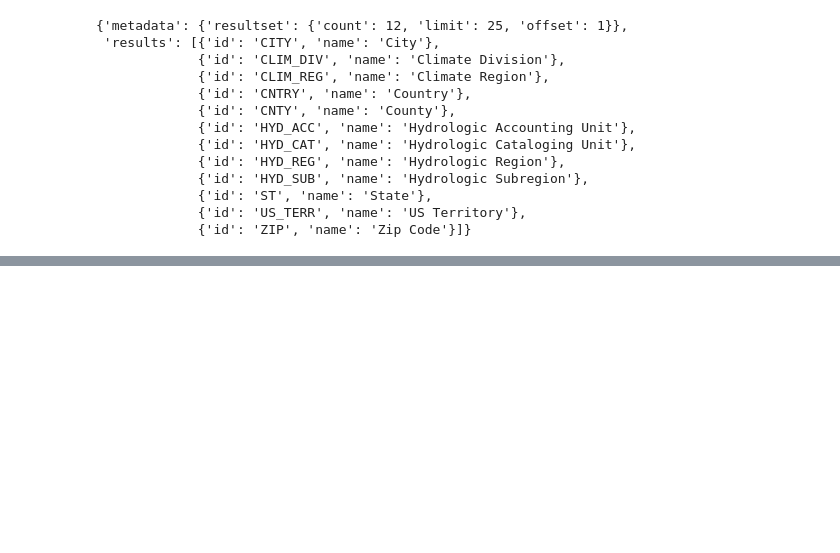
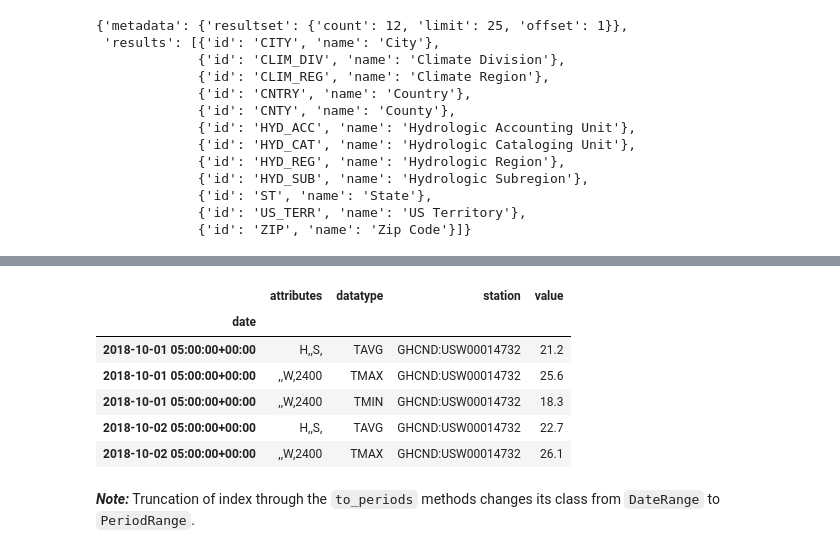
Before and after one commit to OfTheByteQuest/Data-Analytics-Learning-and-Projects, a Jupyter notebook: Chapter-3/Chapter-3.ipynb, the cells around one changed output, grey strips where cells are left out. Saved outputs shown, nothing was run; the diff lists cells and outputs as text; code cells hidden in the pictures; blank space fills up the shorter version.

```diff
--- a/Chapter-3/Chapter-3.ipynb
+++ b/Chapter-3/Chapter-3.ipynb
@@ -347,0 +509,12 @@ FILE
+# %%
+eastern.tz_convert('UTC').head()
+# %% [output]
+|  | attributes | datatype | station | value |
+| date |  |  |  |  |
+| 2018-10-01 05:00:00+00:00 | H,,S, | TAVG | GHCND:USW00014732 | 21.2 |
+| 2018-10-01 05:00:00+00:00 | ,,W,2400 | TMAX | GHCND:USW00014732 | 25.6 |
+| 2018-10-01 05:00:00+00:00 | ,,W,2400 | TMIN | GHCND:USW00014732 | 18.3 |
+| 2018-10-02 05:00:00+00:00 | H,,S, | TAVG | GHCND:USW00014732 | 22.7 |
+| 2018-10-02 05:00:00+00:00 | ,,W,2400 | TMAX | GHCND:USW00014732 | 26.1 |
+# %% [markdown]
+***Note:*** Truncation of index through the `to_periods` methods changes its class from `DateRange` to `PeriodRange`.
```
Also changed, not shown: parts of 40 cells of this notebook.
